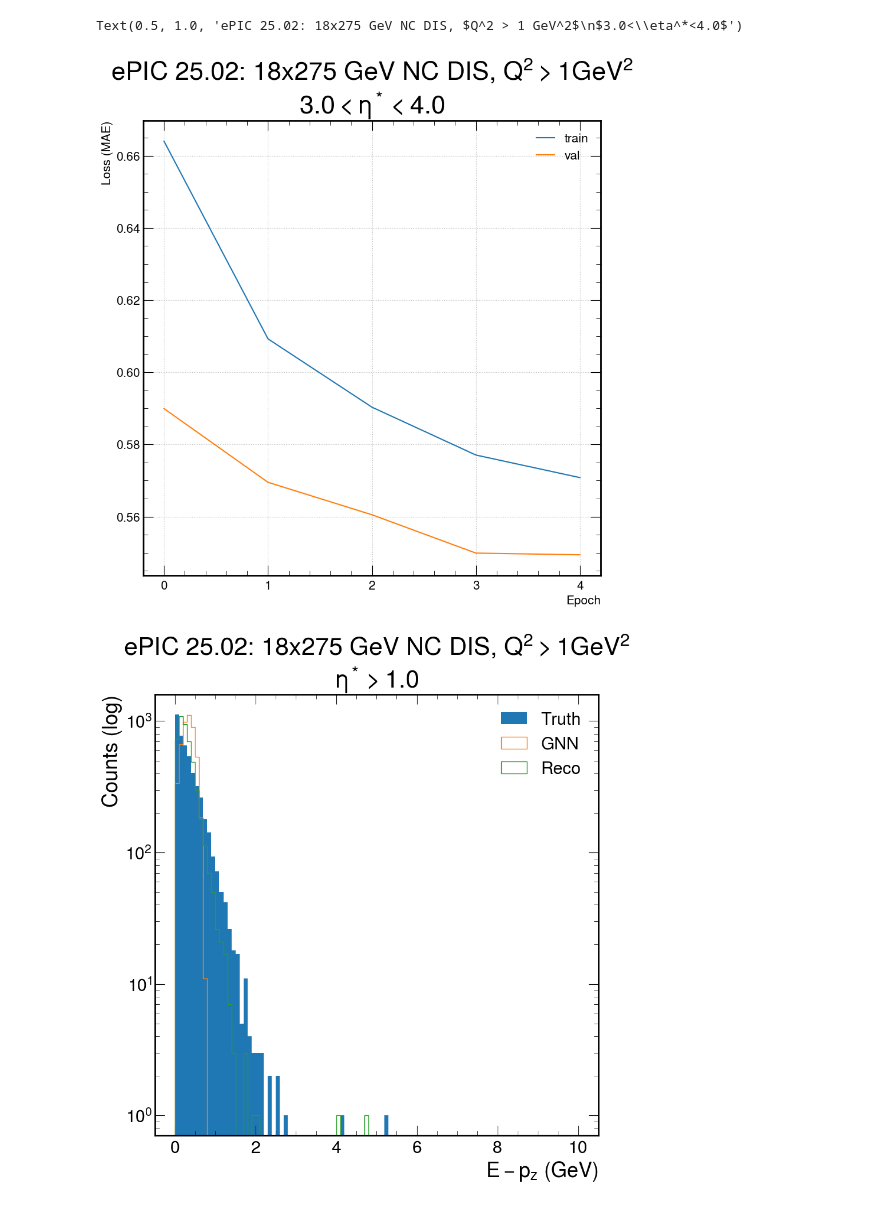
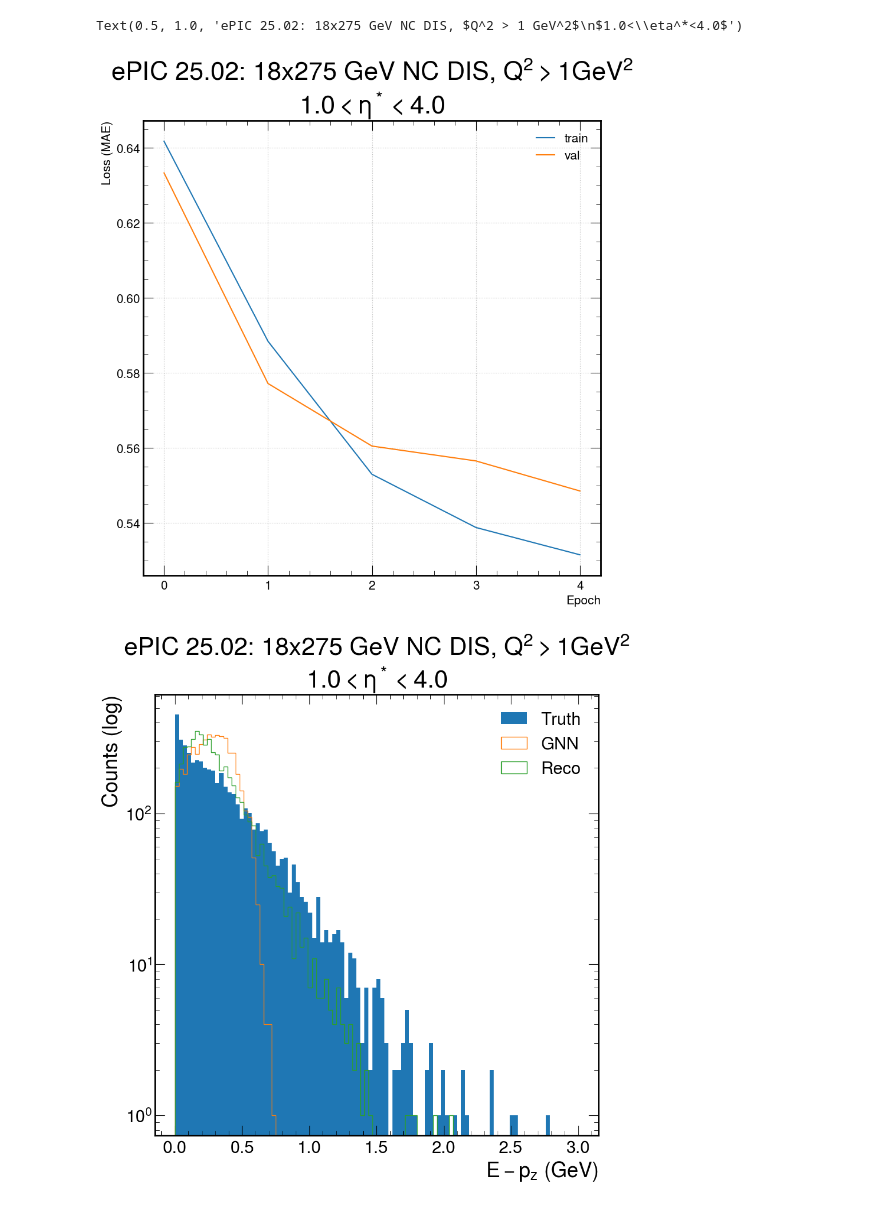
Before and after one commit to eiccodesign/regressiononly, a Jupyter notebook: src/notebooks/testing_new_output_pt_Eminuspz.ipynb, the cells around one changed output. Cells and saved outputs as stored; diff of their text form; code cells hidden in the pictures.

```diff
--- a/src/notebooks/testing_new_output_pt_Eminuspz.ipynb
+++ b/src/notebooks/testing_new_output_pt_Eminuspz.ipynb
@@ -14,7 +14,7 @@ from helpers import *
 # %%
 path_to_result = "/media/miguel/Elements_2024/AI_data/results_and_models/ePIC_results/testing_dis/"
 # %%
-plot_title="ePIC 25.02: 18x275 GeV NC DIS, $Q^2 > 1 GeV^2$\n$3.0<\eta^*<4.0$"
+plot_title="ePIC 25.02: 18x275 GeV NC DIS, $Q^2 > 1 GeV^2$\n$1.0<\eta^*<4.0$"
 targets = ["transverse_momentum", "E_minus_pz"]
 # %%
 # Will likely need to change name of npz file for your use case
@@ -51,8 +51,8 @@ plt.legend(fontsize=15)
 plt.grid()
 plt.title(plot_title)
 # %% [output]
-Text(0.5, 1.0, 'ePIC 25.02: 18x275 GeV NC DIS, $Q^2 > 1 GeV^2$\n$3.0<\\eta^*<4.0$')
+Text(0.5, 1.0, 'ePIC 25.02: 18x275 GeV NC DIS, $Q^2 > 1 GeV^2$\n$1.0<\\eta^*<4.0$')
-[figure, old version]
+[figure, new version]
 # %%
 import vector
 import uproot
@@ -167,7 +167,7 @@ def get_strawman_reco(meta_info, eta_low, eta_high):
             cal_e34 = cal_energy_star[(cal_eta_star>eta_low) & (cal_eta_star<eta_high)] #should be same as using unrotated energy
             cal_e34_sum = ak.sum(cal_e34,axis=-1)
 
-            cal_empz3 = cal_empz_star[cal_eta_star>eta_low]
+            cal_empz3 = cal_empz_star[(cal_eta_star>eta_low) & (cal_eta_star<eta_high)]
             cal_empz3_sum = ak.sum(cal_empz3,axis=-1)
 
             cal_px34_sum = ak.sum(cal_px_star[(cal_eta_star>eta_low) & (cal_eta_star<eta_high)],axis=-1)
@@ -182,16 +182,16 @@ def get_strawman_reco(meta_info, eta_low, eta_high):
 reco_total_pt, reco_E_minus_pz, truth_E_minus_pz, truth_total_pt = get_strawman_reco(meta_info, eta_low=1, eta_high = 4)
 # %%
 if "E_minus_pz" in targets:
-    plt.hist(truth_E_minus_pz, bins=100, range=(0,10), label="Truth", density=False)
-    plt.hist(predictions_E_minus_pz, bins=100,range=(0,10), label="GNN", histtype='step', density=False)
-    plt.hist(reco_E_minus_pz, bins=100,range=(0,10), label="Reco", histtype='step', density=False)
+    plt.hist(truth_E_minus_pz, bins=100, range=(0,3), label="Truth", density=False)
+    plt.hist(predictions_E_minus_pz, bins=100,range=(0,3), label="GNN", histtype='step', density=False)
+    plt.hist(reco_E_minus_pz, bins=100,range=(0,3), label="Reco", histtype='step', density=False)
     plt.xlabel("$E-p_z$ (GeV)")
     plt.yscale('log')
-    plt.title("ePIC 25.02: 18x275 GeV NC DIS, $Q^2 > 1 GeV^2$\n$\eta^*>1.0$")
+    plt.title(plot_title)
     plt.legend()
     plt.ylabel("Counts (log)")
 # %% [output]
-[figure, old version]
+[figure, new version]
 # %%
 if "transverse_momentum" in targets:
     plt.hist(truth_total_pt, bins=60, range=(0,12),label="Truth", density=False)
```
Also changed, not shown: parts of 1 cell of this notebook, 2 other files.
